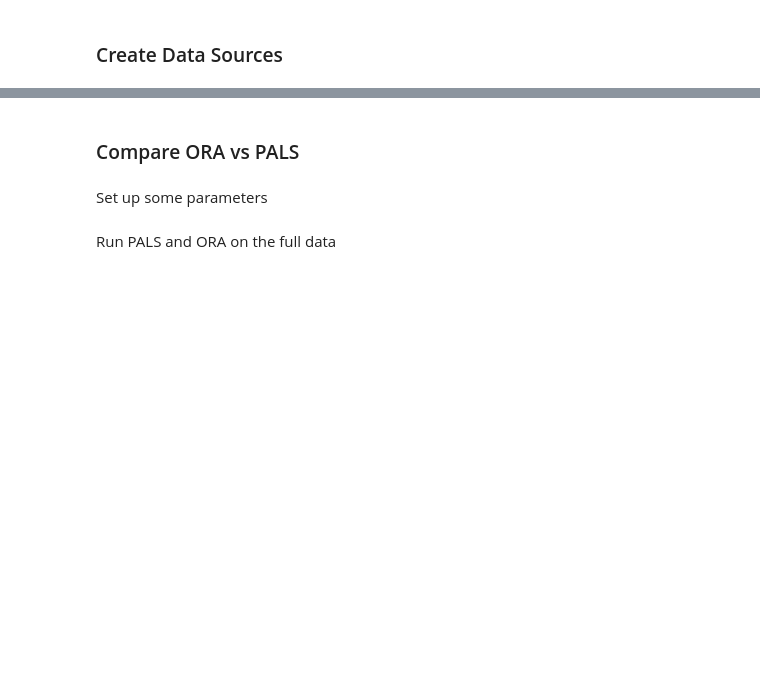
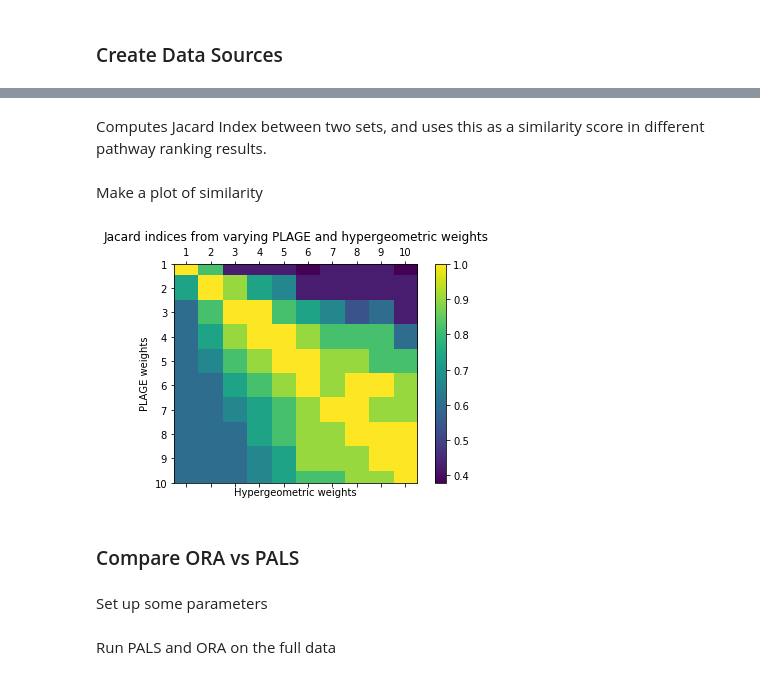
Before and after one commit to glasgowcompbio/PALS, a Jupyter notebook: notebooks/PALS_HAT_evaluation.ipynb, the cells around one changed output, grey strips where cells are left out. Drawn from its saved outputs; the diff is of its cells as text; code cells hidden in the pictures; blank space fills up the shorter version.

Commit message:
Comparisons when varying plage and hg weights.

```diff
--- a/notebooks/PALS_HAT_evaluation.ipynb
+++ b/notebooks/PALS_HAT_evaluation.ipynb
@@ -50,0 +56,8 @@ ds_plasma = DataSource(int_df_plasma, annotation_df_plasma, experimental_design_
+# %%
+significant_column = 'PiMP_KEGG Stage1/Control comb_p'
+pals_plage_weights = range(1, 11)
+pals_hg_weights = range(1, 11)
+pals_num_resamples = 1000
+pals_resample = True if pals_num_resamples > 0 else False
+N = 20
+threshold = SIGNIFICANT_THRESHOLD
@@ -51,3 +101,42 @@ ds_plasma = DataSource(int_df_plasma, annotation_df_plasma, experimental_design_
+# %% [markdown]
+Computes Jacard Index between two sets, and uses this as a similarity score in different pathway ranking results.
+# %%
+def jacard_index(s1, s2):
+    return float(len(s1.intersection(s2))) / float(len(s1.union(s2)))
+# %%
+pals_plage_weights = np.array(range(1, 11))
+pals_hg_weights = np.array(range(1, 11))
+
+reference = (1, 1)
+sim_mat = np.zeros((len(pals_plage_weights), len(pals_hg_weights)))
+
+for i in range(len(pals_plage_weights)):
+    pals_plage_weight = pals_plage_weights[i]
+
+    for j in range(len(pals_hg_weights)):
+        pals_hg_weight = pals_hg_weights[j]
+        to_check = (pals_plage_weight, pals_hg_weight, )
+        s1 = set(results[reference].index.values)
+        s2 = set(results[to_check].index.values)
+        sim = jacard_index(s1, s2)
+        sim_mat[i, j] = sim
+# %% [markdown]
+Make a plot of similarity
+# %%
+fig, ax = plt.subplots(1, 1)
+img = ax.matshow(sim_mat)
+ax.set_xticks(pals_hg_weights-1)
+ax.set_xticklabels(pals_hg_weights)
+ax.set_xlabel('Hypergeometric weights')
+ax.set_yticks(pals_plage_weights-1)
+ax.set_yticklabels(pals_plage_weights)
+ax.set_ylabel('PLAGE weights')
+fig.colorbar(img)
+plt.title('Jacard indices from varying PLAGE and hypergeometric weights', y=1.08)
+plt.tight_layout()
+plt.savefig('similarity.eps', dpi=300)
+# %% [output]
+[figure, added]
 # %% [markdown]
 ### Compare ORA vs PALS
 # %% [markdown]
```
Also changed, not shown: parts of 31 cells of this notebook.
